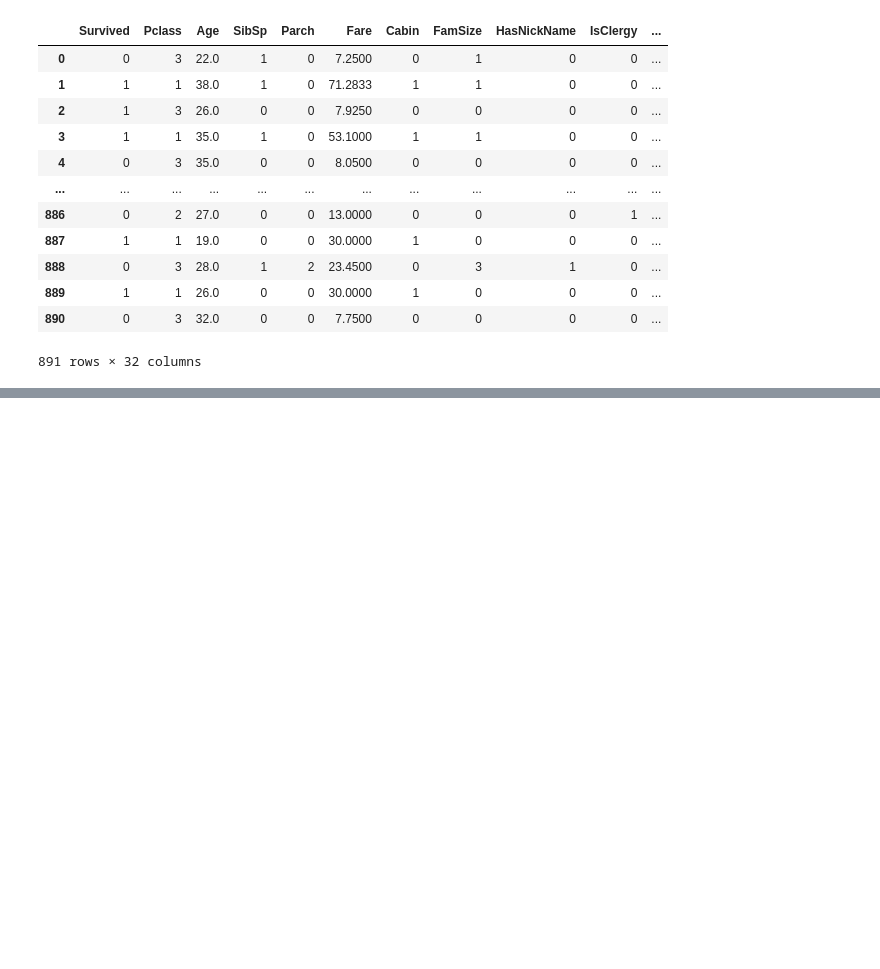
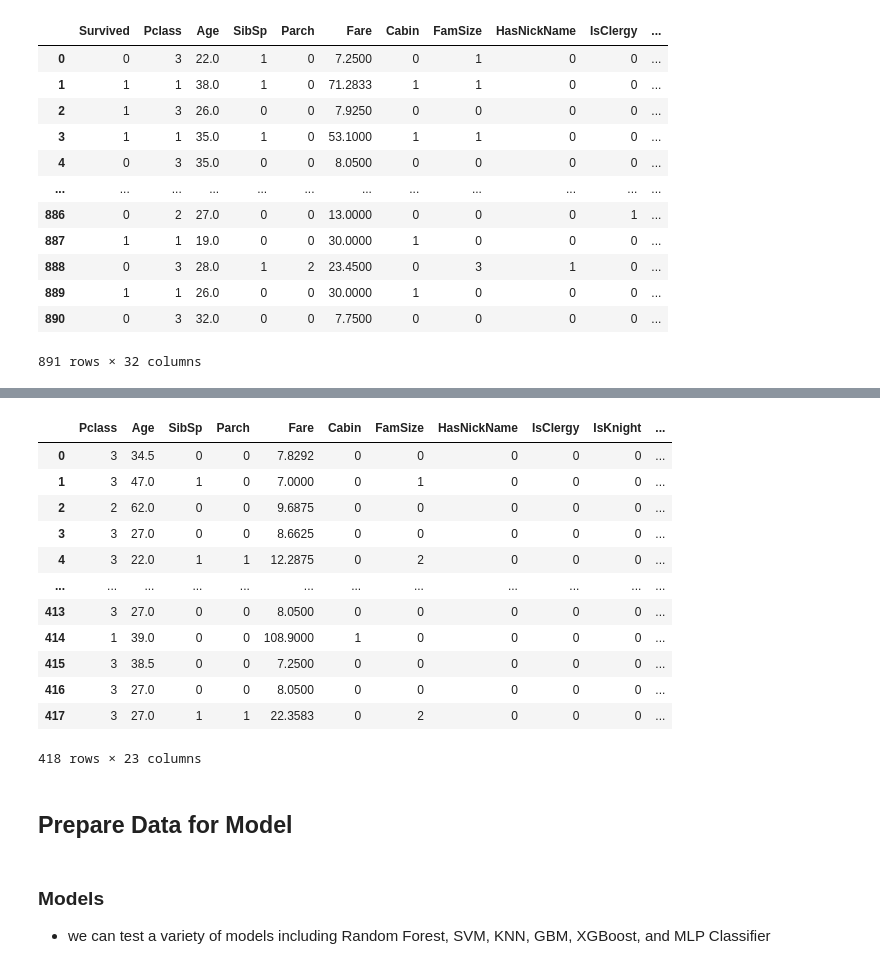
Before and after one commit to nfacciol/Project-C-ML, a Jupyter notebook: titanic.ipynb, the cells around one changed output, grey strips where cells are left out. Cells and saved outputs as stored; diff of their text form; code cells hidden in the pictures; blank space fills up the shorter version.

```diff
--- a/titanic.ipynb
+++ b/titanic.ipynb
@@ -407,0 +429,16 @@ train_df_copy
+# %%
+median_age = test_df['Age'].median()
+print(f"Median age is {median_age}\n")
+
+test_df['Age'] = test_df['Age'].apply(lambda x: median_age if pd.isna(x) else x)
+
+test_df['Cabin'] = test_df['Cabin'].apply(lambda x: 0 if pd.isna(x) else 1)
+
+# Check the unique values after transformation
+print("Unique values after transformation:")
+print(test_df['Cabin'].unique())
+
+test_df['Fare'] = test_df['Fare'].apply(lambda x: median_age if pd.isna(x) else x)
+
+# Verify the values
+print(test_df.isnull().sum())
@@ -407,0 +462,51 @@ train_df_copy
+# %%
+#Family size
+test_df['FamSize'] = test_df['SibSp'] + test_df['Parch']
+
+#Title
+test_df['Title'] = test_df['Name'].apply(lambda x: x.split(",")[1].split('.')[0].strip())
+
+#hasNickname
+pattern = r'"(.*?)"'
+test_df['HasNickName'] = test_df['Name'].apply(lambda x: 0 if len(re.findall(pattern, x)) == 0 else 1)
+
+#is clergy
+test_df['IsClergy'] = test_df['Title'].apply(lambda x: 1 if x.lower() == 'rev' else 0)
+
+#is knight
+test_df['IsKnight'] = test_df['Title'].apply(lambda x: 1 if x.lower() == 'sir' else 0)
+
+#isChild
+test_df['IsChild'] = test_df['Age'].apply(lambda x: 1 if x < 18 else 0)
+
+#isMarried
+#find married women first
+test_df['isMarried'] = test_df.apply(lambda row: 1 if row['Sex'].lower() == 'female' and row['Title'].lower() == 'mrs' else 0, axis=1)
+
+# Create a set of last names of married women
+married_women_last_names = set(test_df[test_df['isMarried'] == 1]['Name'].apply(lambda name: name.split(',')[0]))
+
+test_df['isMarried'] = test_df.apply(lambda row: is_married_man(row, married_women_last_names) if row['isMarried'] == 0 else row['isMarried'], axis=1)
+
+test_df = pd.get_dummies(test_df, columns=['Sex', 'Embarked', 'Title'], drop_first=True, dtype=int)
+
+#drop columns that are not needed for the model
+test_df_copy = test_df.drop(columns=['Name', 'Ticket', 'PassengerId'])
+
+test_df_copy
+# %% [output]
+|  | Pclass | Age | SibSp | Parch | Fare | Cabin | FamSize | HasNickName | IsClergy | IsKnight | ... |
+| 0 | 3 | 34.5 | 0 | 0 | 7.8292 | 0 | 0 | 0 | 0 | 0 | ... |
+| 1 | 3 | 47.0 | 1 | 0 | 7.0000 | 0 | 1 | 0 | 0 | 0 | ... |
+| 2 | 2 | 62.0 | 0 | 0 | 9.6875 | 0 | 0 | 0 | 0 | 0 | ... |
+| 3 | 3 | 27.0 | 0 | 0 | 8.6625 | 0 | 0 | 0 | 0 | 0 | ... |
+| 4 | 3 | 22.0 | 1 | 1 | 12.2875 | 0 | 2 | 0 | 0 | 0 | ... |
+| ... | ... | ... | ... | ... | ... | ... | ... | ... | ... | ... | ... |
+| 413 | 3 | 27.0 | 0 | 0 | 8.0500 | 0 | 0 | 0 | 0 | 0 | ... |
+| 414 | 1 | 39.0 | 0 | 0 | 108.9000 | 1 | 0 | 0 | 0 | 0 | ... |
+| 415 | 3 | 38.5 | 0 | 0 | 7.2500 | 0 | 0 | 0 | 0 | 0 | ... |
+| 416 | 3 | 27.0 | 0 | 0 | 8.0500 | 0 | 0 | 0 | 0 | 0 | ... |
+| 417 | 3 | 27.0 | 1 | 1 | 22.3583 | 0 | 2 | 0 | 0 | 0 | ... |
+418 rows × 23 columns
+# %% [markdown]
+## Prepare Data for Model
@@ -407,0 +535,3 @@ train_df_copy
+# %% [markdown]
+### Models
+- we can test a variety of models including Random Forest, SVM, KNN, GBM, XGBoost, and MLP Classifier
```
Also changed, not shown: parts of 20 cells of this notebook.
